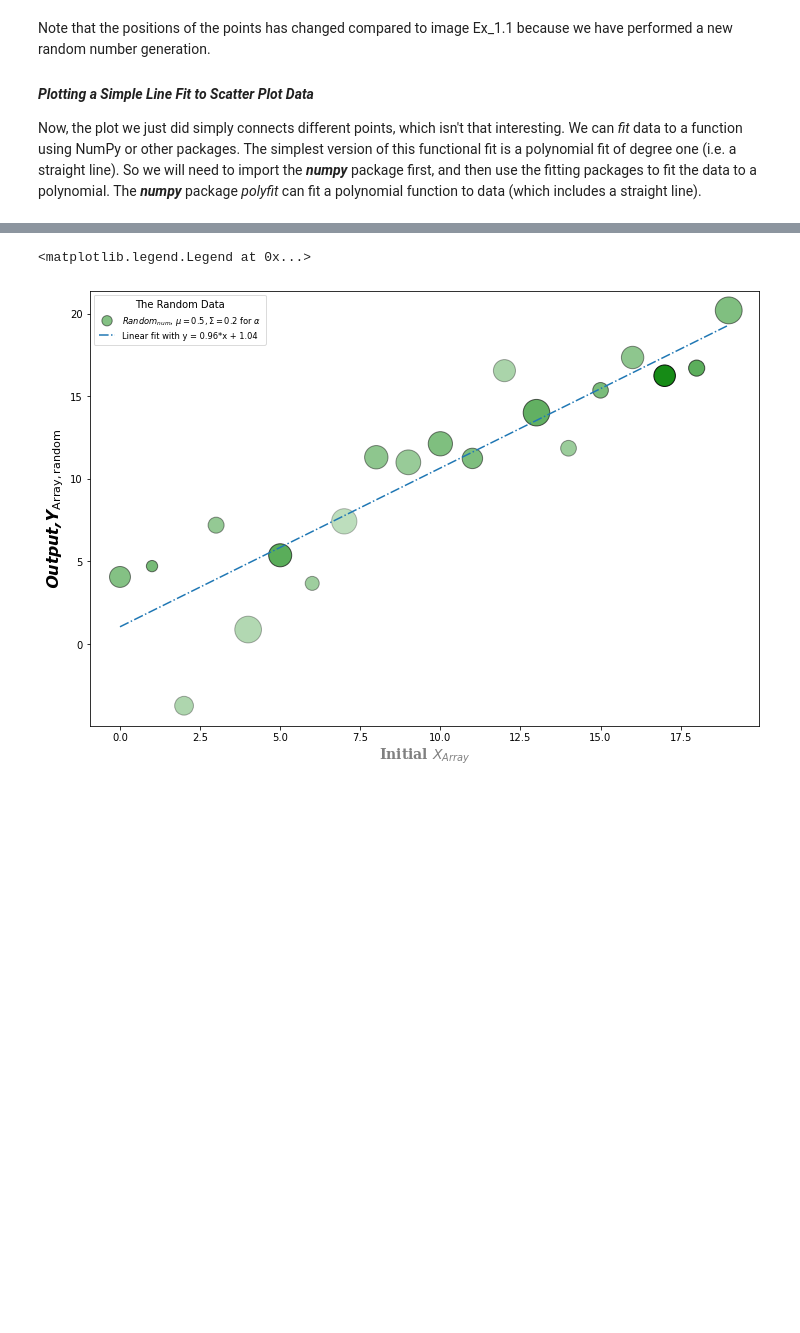
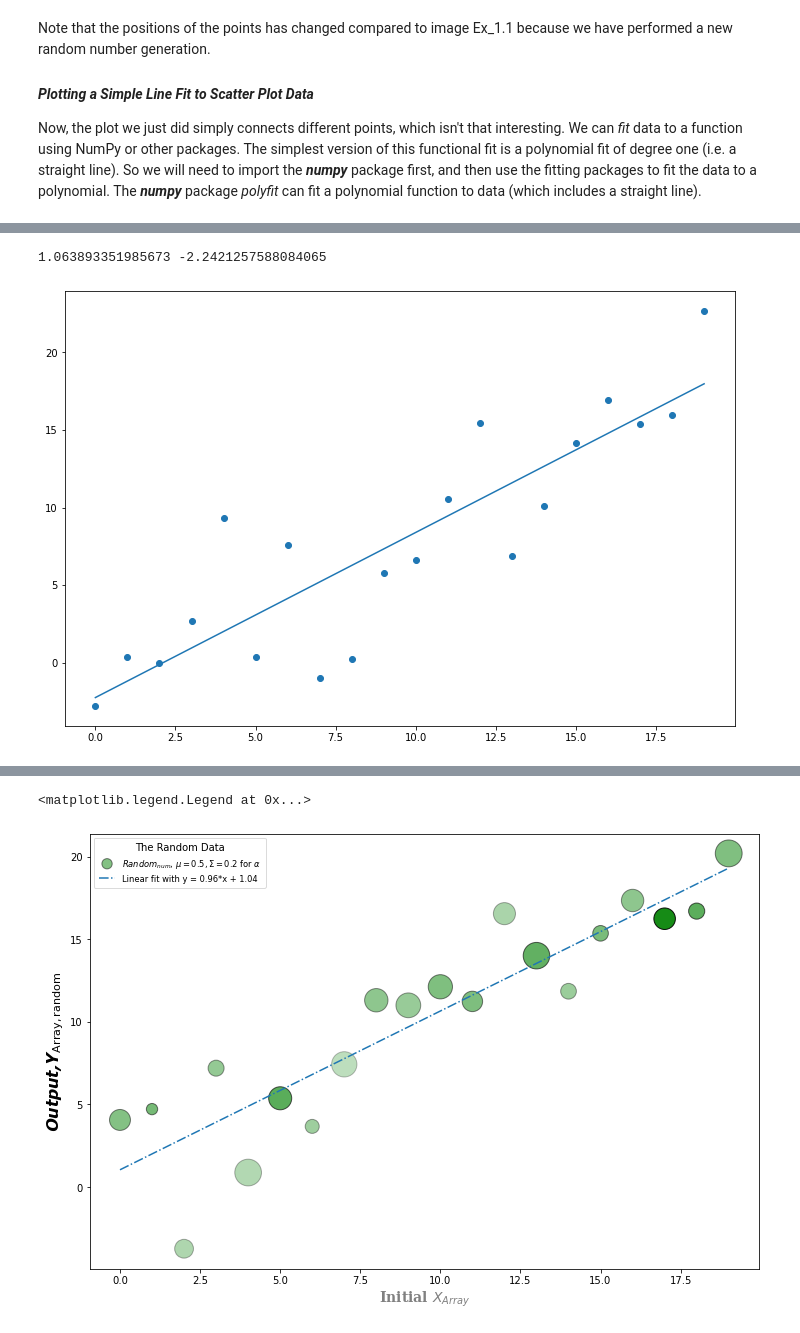
Before and after one commit to thaynecurrie/phys7943_fall2023, a Jupyter notebook: ScientificPythonNotes/Matplotlib/Python_matplotlib_part1.ipynb, the cells around one changed output, grey strips where cells are left out. Drawn from its saved outputs; the diff is of its cells as text; code cells hidden in the pictures; blank space fills up the shorter version.

```diff
--- a/ScientificPythonNotes/Matplotlib/Python_matplotlib_part1.ipynb
+++ b/ScientificPythonNotes/Matplotlib/Python_matplotlib_part1.ipynb
@@ -365,0 +348,24 @@ Below is an example of more customized plot incorporating all of these elements.
+# %%
+###(Ex_1.3)-revised
+
+import matplotlib.pyplot as plt
+import numpy as np
+
+xarray=np.arange(20)
+yarray=np.arange(20)+3*np.random.randn(20)
+
+#https://numpy.org/doc/stable/reference/generated/numpy.polyfit.html
+#a polynomial fit of degree one
+a,b=np.polyfit(xarray,yarray,1)
+
+
+plt.scatter(xarray,yarray)
+#,marker="v",alpha=0.5,s=190,c='forestgreen')
+plt.plot(xarray,xarray*a+b)
+print(a,b) # this shows as 0.939,-0.817 for my example
+
+#plt.show()
+#![](./code/sect1/figures/Ex1_3.png)
+# %% [output]
+1.063893351985673 -2.2421257588084065
+[figure, added]
```
Also changed, not shown: parts of 6 cells of this notebook, 3 other files.
